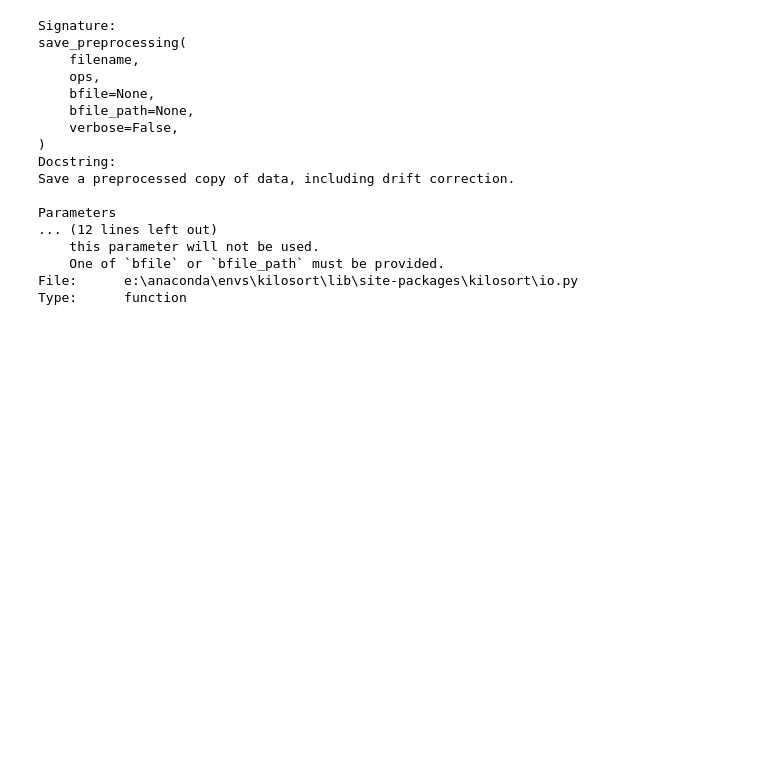
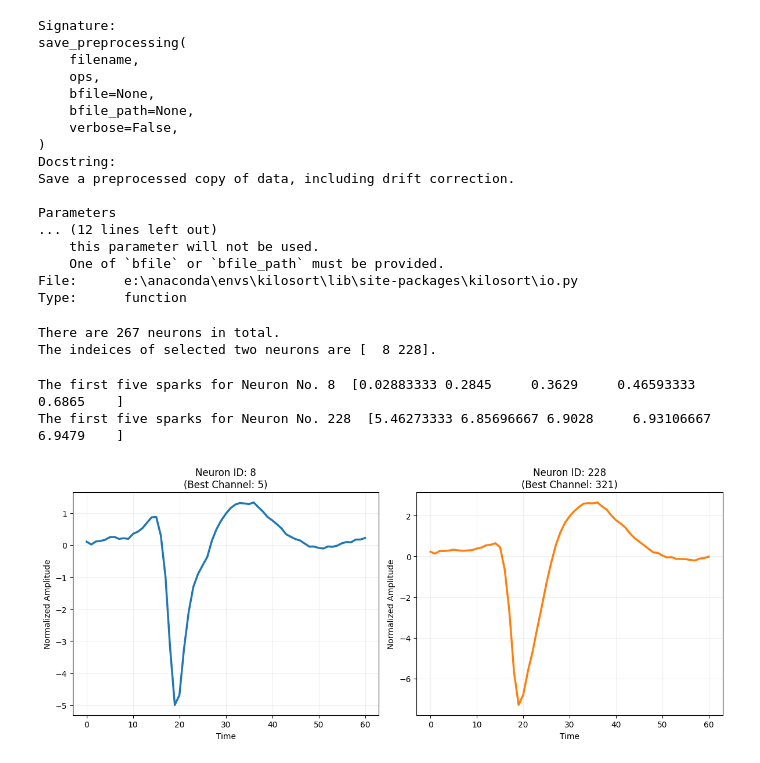
Before and after one commit to baipin/SpikeSort, a Jupyter notebook: initial.ipynb, the cells around one changed output. Saved outputs shown, nothing was run; the diff lists cells and outputs as text; code cells hidden in the pictures; blank space fills up the shorter version.

```diff
--- a/initial.ipynb
+++ b/initial.ipynb
@@ -103,0 +128,44 @@ save_preprocessing(filename = result_dir,ops = ops, bfile_path=SAVE_PATH)
+# %%
+unique_units = np.unique(clu)
+N = len(unique_units)
+print(f"There are {N} neurons in total.")
+
+random_indices = np.random.randint(0, N, size=2)
+selected_units = unique_units[random_indices]
+print(f"The indeices of selected two neurons are {random_indices}.")
+# %% [output]
+There are 267 neurons in total.
+The indeices of selected two neurons are [  8 228].
+# %%
+%matplotlib inline
+import matplotlib.pyplot as plt
+from matplotlib import gridspec
+
+plt.figure(figsize=(12, 5))
+fs = ops['fs']
+
+for i, unit_id in enumerate(selected_units):
+    plt.subplot(1, 2, i+1)
+
+    unit_template = templates[unit_id]
+
+    best_chan_idx = np.argmax((unit_template**2).sum(axis=0))
+
+    plt.plot(unit_template[:, best_chan_idx], color=f'C{i}', lw=2.5)
+
+    actual_chan = chan_best[unit_id]
+
+    plt.title(f"Neuron ID: {unit_id}\n(Best Channel: {actual_chan})")
+    plt.xlabel("Time")
+    plt.ylabel("Normalized Amplitude")
+    plt.grid(alpha=0.2)
+
+    unit_spikes_sec = st[clu == unit_id] / fs
+    print(f"The first five sparks for Neuron No. {unit_id}  {unit_spikes_sec[:5]}")
+
+plt.tight_layout()
+plt.show()
+# %% [output]
+The first five sparks for Neuron No. 8  [0.02883333 0.2845     0.3629     0.46593333 0.6865    ]
+The first five sparks for Neuron No. 228  [5.46273333 6.85696667 6.9028     6.93106667 6.9479    ]
+[figure, added]
```
Also changed, not shown: parts of 3 cells of this notebook.
